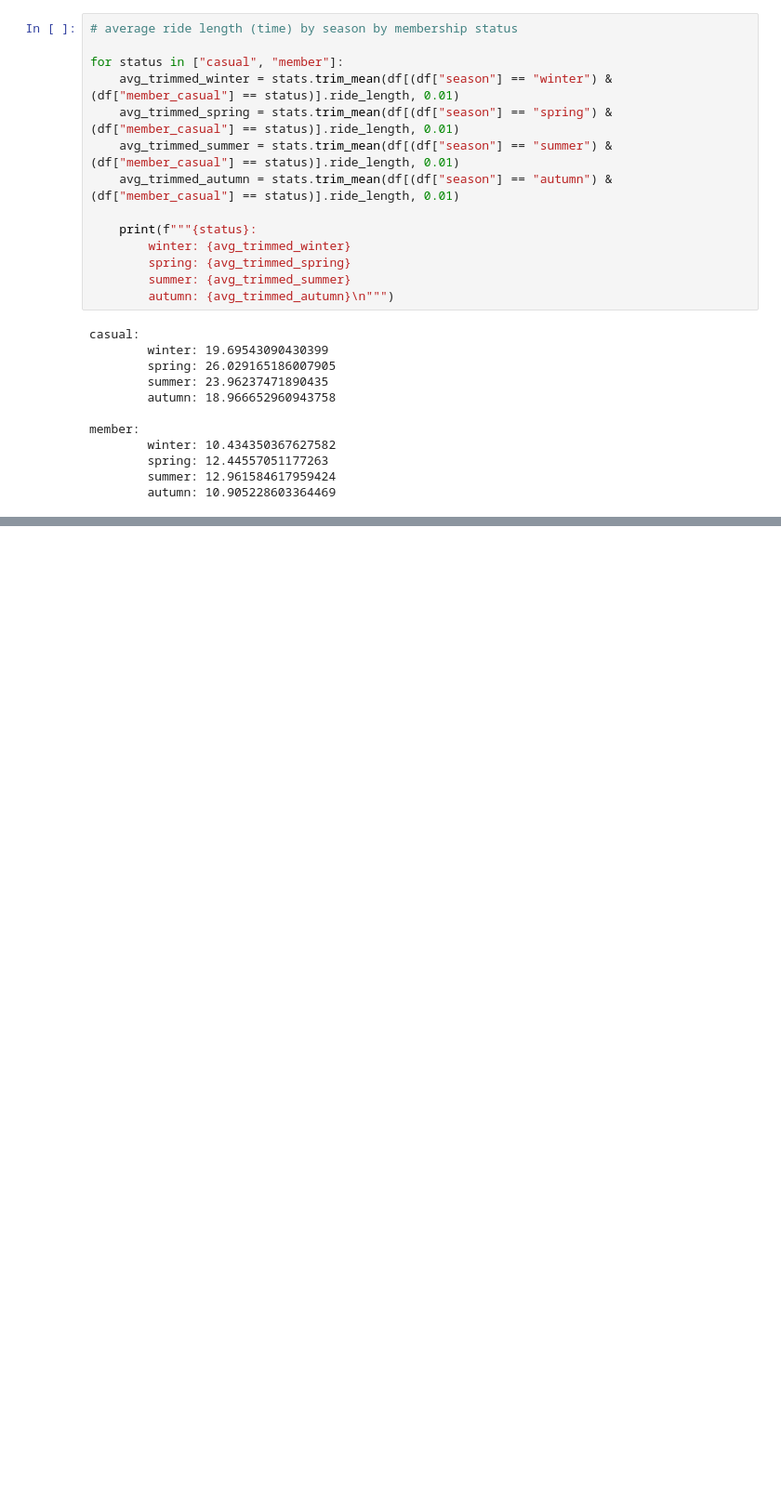
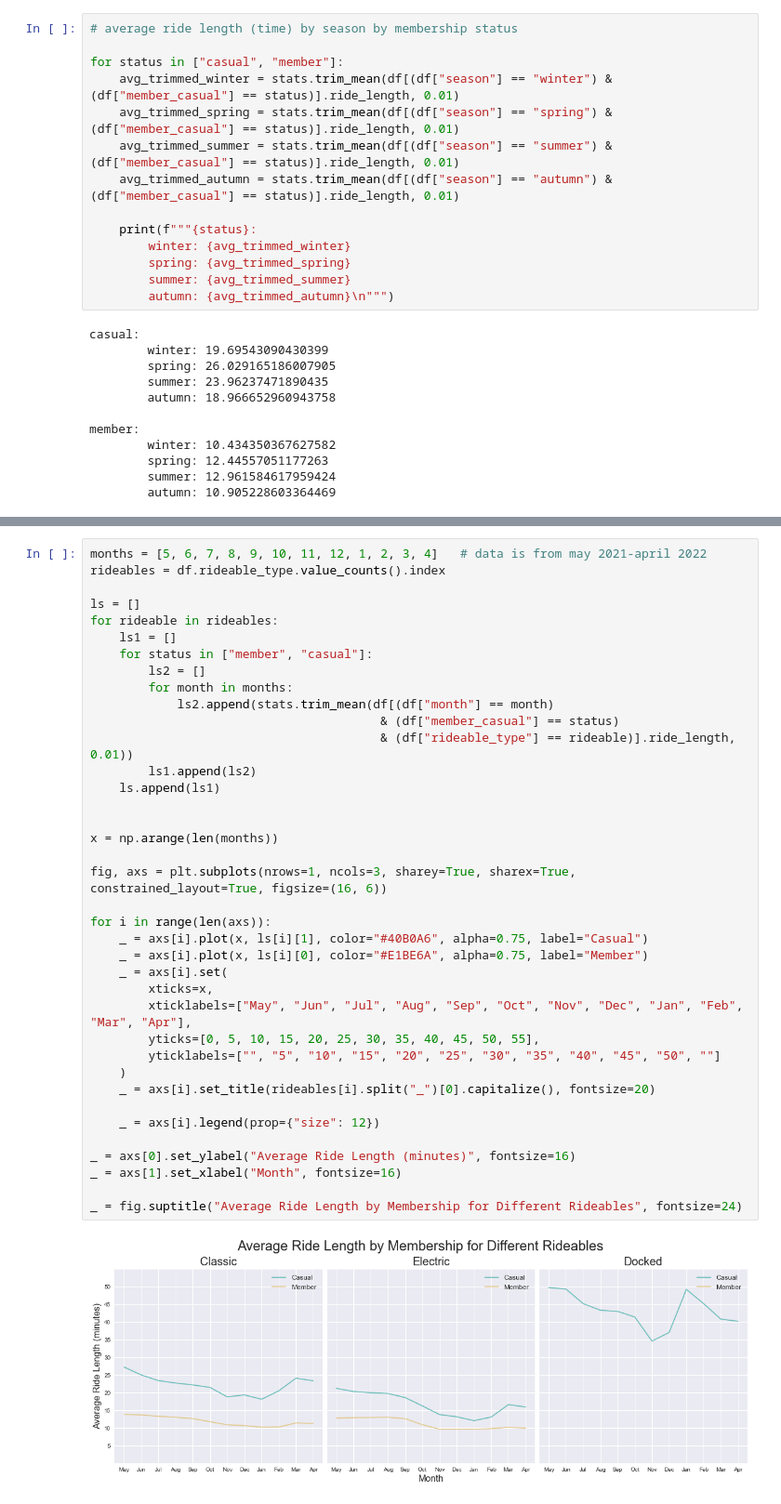
Before and after one commit to karlmadl/Cyclistic, a Jupyter notebook: 04_Analyze/analysis.ipynb, the cells around one changed output, grey strips where cells are left out. Shown: that part at 93% size. Saved outputs shown, nothing was run; the diff lists cells and outputs as text; blank space fills up the shorter version.

```diff
--- a/04_Analyze/analysis.ipynb
+++ b/04_Analyze/analysis.ipynb
@@ -164,2 +168,42 @@ plt.savefig("avg_ridelength_overyear_by_membership.png", dpi=600, format="png")
 # %% [output]
 [figure]
+# %%
+months = [5, 6, 7, 8, 9, 10, 11, 12, 1, 2, 3, 4]   # data is from may 2021-april 2022
+rideables = df.rideable_type.value_counts().index
+
+ls = []
+for rideable in rideables:
+    ls1 = []
+    for status in ["member", "casual"]:
+        ls2 = []
+        for month in months:
+            ls2.append(stats.trim_mean(df[(df["month"] == month)
+                                        & (df["member_casual"] == status)
+                                        & (df["rideable_type"] == rideable)].ride_length, 0.01))
+        ls1.append(ls2)
+    ls.append(ls1)
+
+
+x = np.arange(len(months))
+
+fig, axs = plt.subplots(nrows=1, ncols=3, sharey=True, sharex=True, constrained_layout=True, figsize=(16, 6))
+
+for i in range(len(axs)):
+    _ = axs[i].plot(x, ls[i][1], color="#40B0A6", alpha=0.75, label="Casual")
+    _ = axs[i].plot(x, ls[i][0], color="#E1BE6A", alpha=0.75, label="Member")
+    _ = axs[i].set(
+        xticks=x,
+        xticklabels=["May", "Jun", "Jul", "Aug", "Sep", "Oct", "Nov", "Dec", "Jan", "Feb", "Mar", "Apr"],
+        yticks=[0, 5, 10, 15, 20, 25, 30, 35, 40, 45, 50, 55],
+        yticklabels=["", "5", "10", "15", "20", "25", "30", "35", "40", "45", "50", ""]
+    )
+    _ = axs[i].set_title(rideables[i].split("_")[0].capitalize(), fontsize=20)
+
+    _ = axs[i].legend(prop={"size": 12})
+
+_ = axs[0].set_ylabel("Average Ride Length (minutes)", fontsize=16)
+_ = axs[1].set_xlabel("Month", fontsize=16)
+
+_ = fig.suptitle("Average Ride Length by Membership for Different Rideables", fontsize=24)
+# %% [output]
+[figure, added]
```
Also changed, not shown: parts of 10 cells of this notebook.
